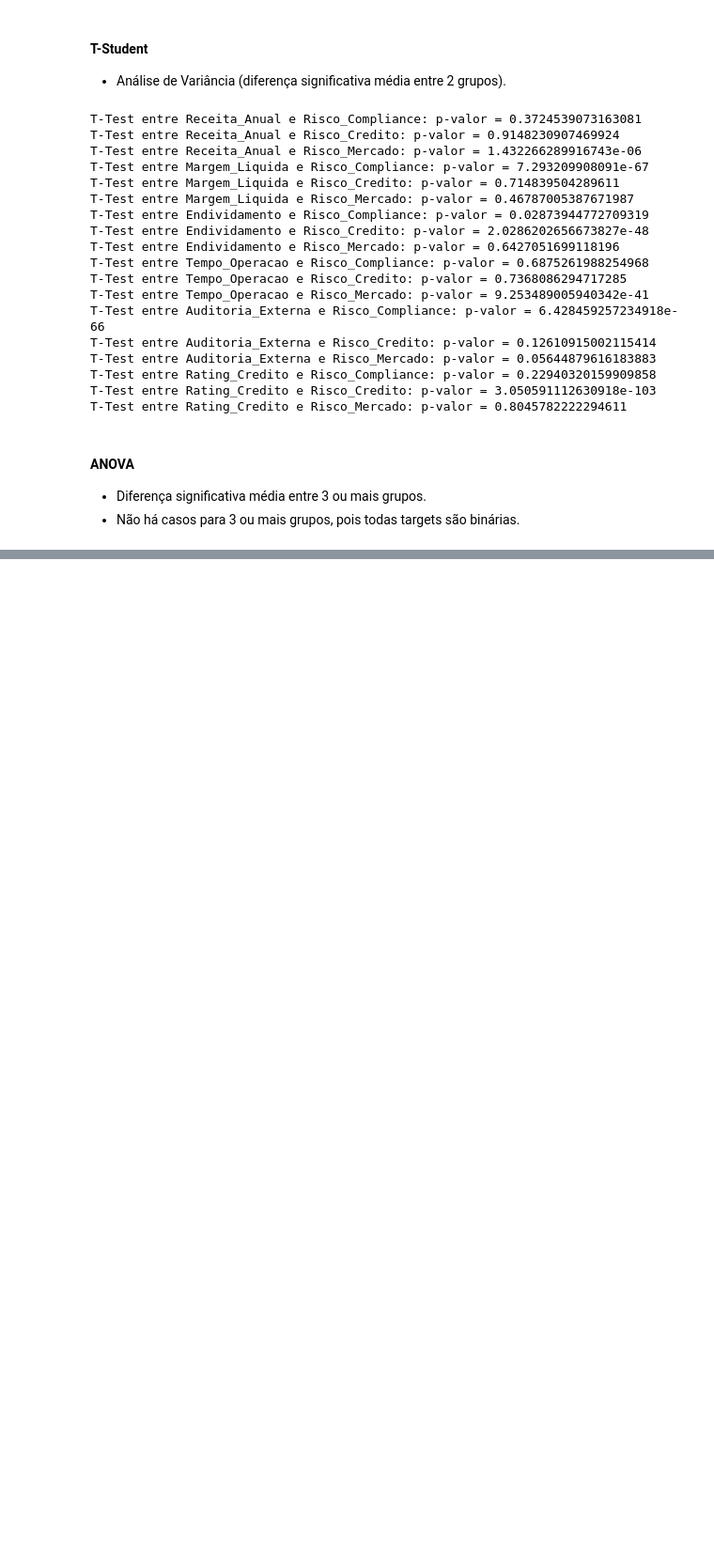
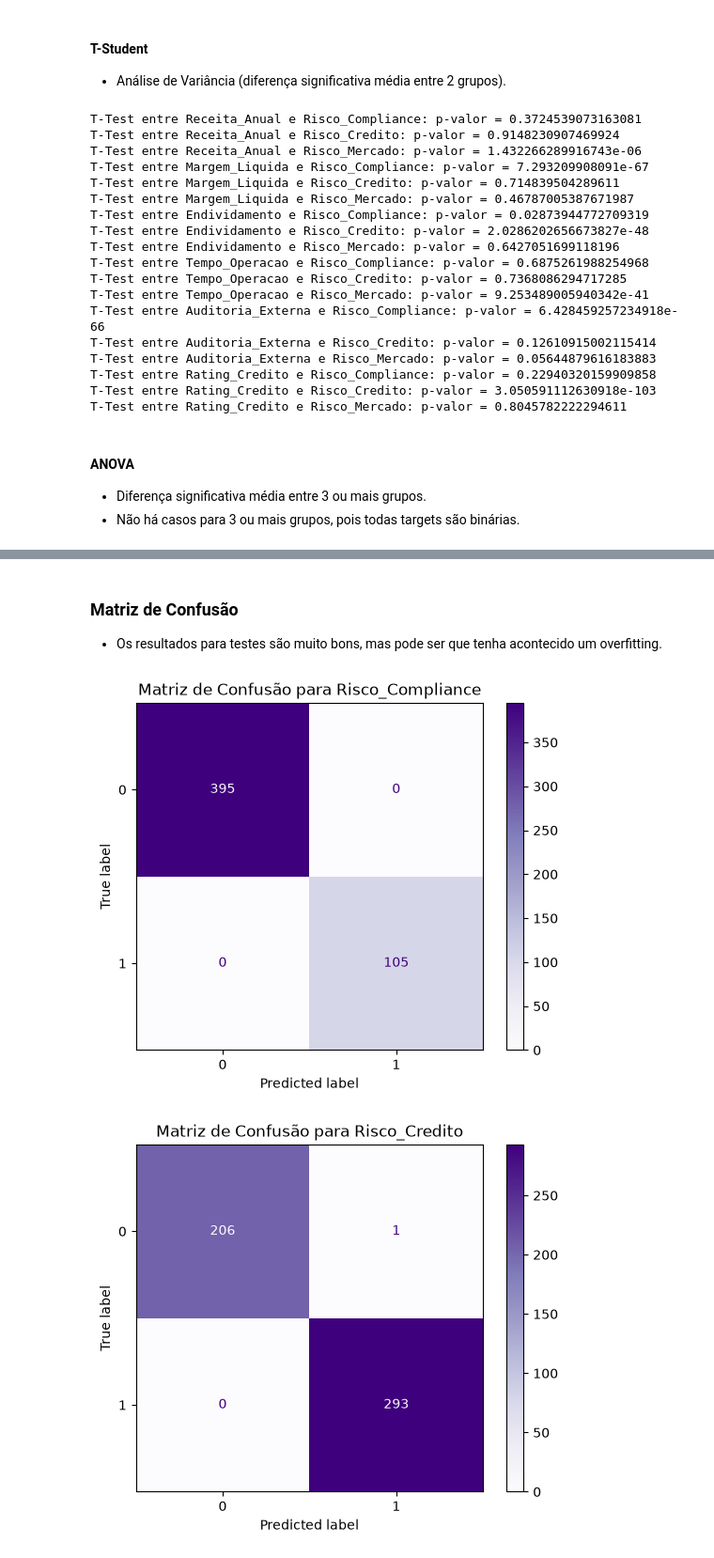
Before and after one commit to PedroSodreMalini/meus-projetos-machine-learning, a Jupyter notebook: 07-ensemble-de-modelos/10-catboost-multilabel/catboost.ipynb, the cells around one changed output, grey strips where cells are left out. Shown at 94% size. Drawn from its saved outputs; the diff is of its cells as text; code cells hidden in the pictures; blank space fills up the shorter version.

Commit message:
feat: treinamento do modelo one vs all + log loss + matrizes de confusão

```diff
--- a/07-ensemble-de-modelos/10-catboost-multilabel/catboost.ipynb
+++ b/07-ensemble-de-modelos/10-catboost-multilabel/catboost.ipynb
@@ -248,0 +257,2 @@ for col in df_eda.select_dtypes('number').drop(columns=['ID', 'Risco_Compliance'
+# %%
+X_train, X_test, y_train, y_test = train_test_split(X, y, test_size=0.5, random_state=51, shuffle=True)
@@ -248,0 +261,20 @@ for col in df_eda.select_dtypes('number').drop(columns=['ID', 'Risco_Compliance'
+# %%
+cat_cols = (
+    df_companies
+    .select_dtypes(include=['str', 'object'])
+    .drop(columns=['Nome_Empresa'])
+    .columns
+    .tolist()
+)
+
+cat_model = CatBoostClassifier(
+  iterations=1000,
+  learning_rate=0.05,
+  depth=6,
+  l2_leaf_reg=3,
+  random_strength=2,
+  loss_function='MultiLogloss',
+  verbose=50,
+)
+# %%
+cat_model.fit(X_train, y_train, cat_features=cat_cols)
@@ -248,0 +302,3 @@ for col in df_eda.select_dtypes('number').drop(columns=['ID', 'Risco_Compliance'
+# %%
+y_pred = cat_model.predict(X_test)
+y_pred_proba = cat_model.predict_proba(X_test)
@@ -248,0 +341,14 @@ for col in df_eda.select_dtypes('number').drop(columns=['ID', 'Risco_Compliance'
+# %% [markdown]
+### Matriz de Confusão
+- Os resultados para testes são muito bons, mas pode ser que tenha acontecido um overfitting.
+# %%
+for i, target in enumerate(targets):
+    conf_matrix = confusion_matrix(y_pred=y_pred[:, i], y_true=y_test.iloc[:, i]) # y_pred é numpy, y_test é pandas.
+    cmd = ConfusionMatrixDisplay(conf_matrix)
+    cmd.plot(
+      cmap="Purples"
+    )
+    plt.title(f'Matriz de Confusão para {target}')
+# %% [output]
+[figure, added]
+[figure, added]
```
Also changed, not shown: parts of 13 cells of this notebook, 4 other files.
